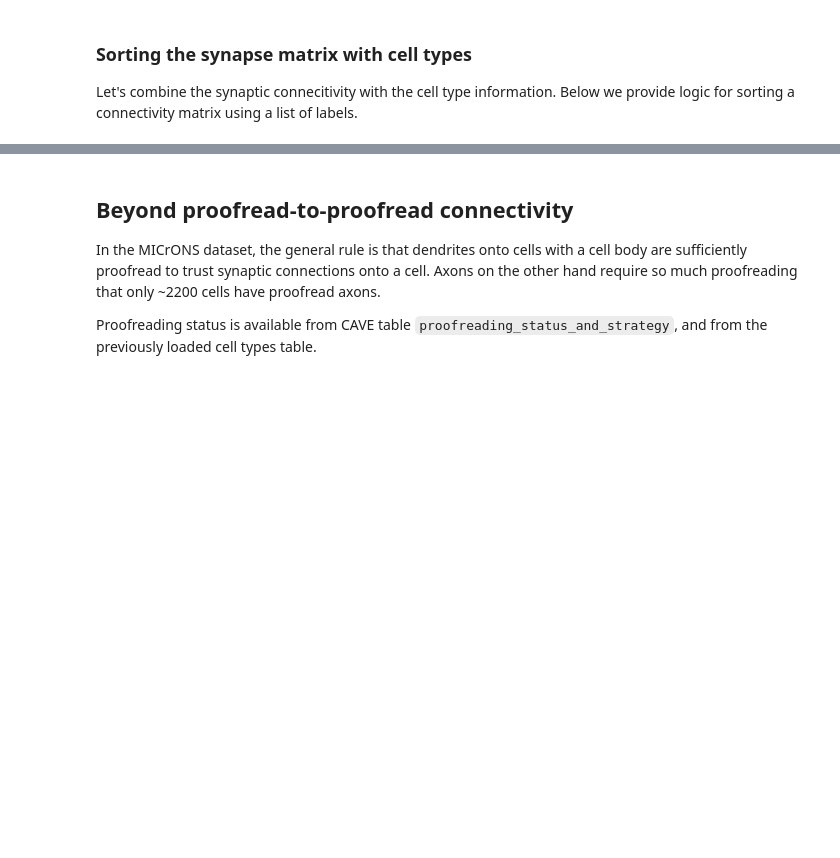
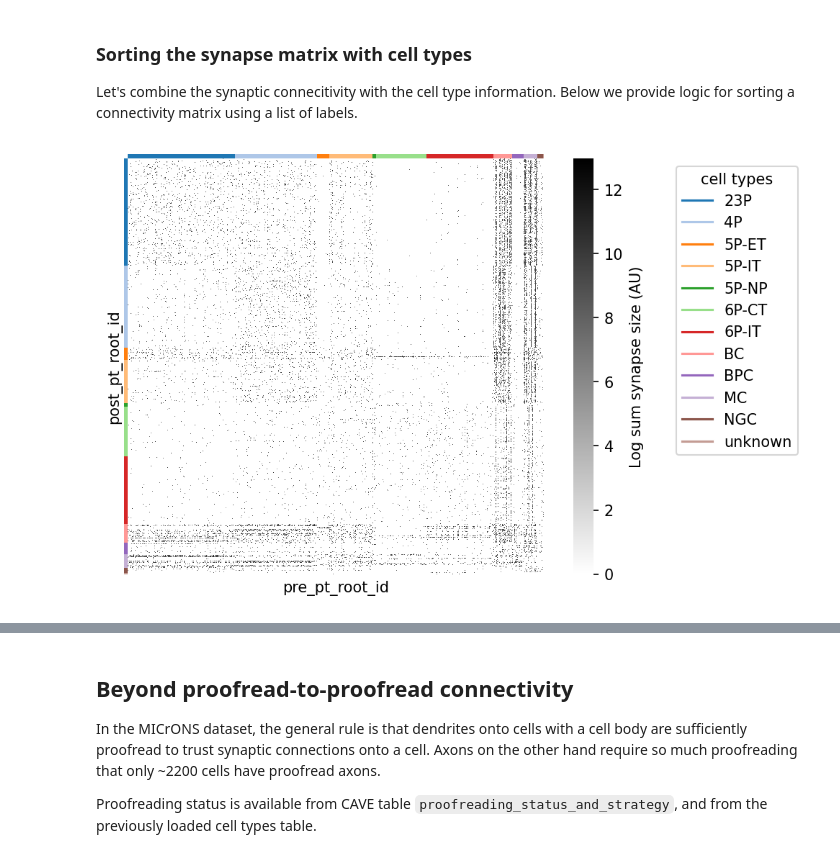
Before and after one commit to wenquan/connectomics_at_cosyne, a Jupyter notebook: examples/Cosyne_Data_Access.ipynb, the cells around one changed output, grey strips where cells are left out. Saved outputs shown, nothing was run; the diff lists cells and outputs as text; code cells hidden in the pictures; blank space fills up the shorter version.

```diff
--- a/examples/Cosyne_Data_Access.ipynb
+++ b/examples/Cosyne_Data_Access.ipynb
@@ -367,27 +423,29 @@ syn_mat_ct, syn_mat_cell_types, _ = sort_matrix_by_types(syn_mat, cell_types_df,
 # %%
 # @title Figure 7: Connectivity matrix sorted by cell type
 
 # add colormap for cell type
 cts, ct_idx = np.unique(syn_mat_cell_types, return_inverse=True)
 ct_colors = plt.get_cmap("tab20")(ct_idx)
 
 fig, ax = plt.subplots(figsize=(7, 5), dpi=150)
-sns.heatmap(syn_mat_ct, cmap="gray_r", xticklabels=[], yticklabels=[],
+sns.heatmap(syn_mat_ct.T, cmap="gray_r", xticklabels=[], yticklabels=[],
             ax=ax, square=True,
             cbar_kws={"label": "Log sum synapse size (AU)"})
 
 
 # Adding row and column colors for cell types
 for i, color in enumerate(ct_colors):
     ax.add_patch(plt.Rectangle(xy=(-0.01, i), width=0.01, height=1, color=color, lw=0,
                                transform=ax.get_yaxis_transform(), clip_on=False))
 
 for i, color in enumerate(ct_colors):
     ax.add_patch(plt.Rectangle(xy=(i, 1), height=0.01, width=1, color=color, lw=0,
                                transform=ax.get_xaxis_transform(), clip_on=False))
 
 import matplotlib
 # add a legend for the cell types
 legend_elements = [matplotlib.lines.Line2D([0], [0], color=plt.get_cmap("tab20")(i), label=ct) for i, ct in enumerate(cts)]
 plt.legend(handles=legend_elements, loc='upper left', bbox_to_anchor=(1.3, 1), title="cell types")
 plt.show()
+# %% [output]
+[figure, added]
```
Also changed, not shown: parts of 28 cells of this notebook, 4 other files.
